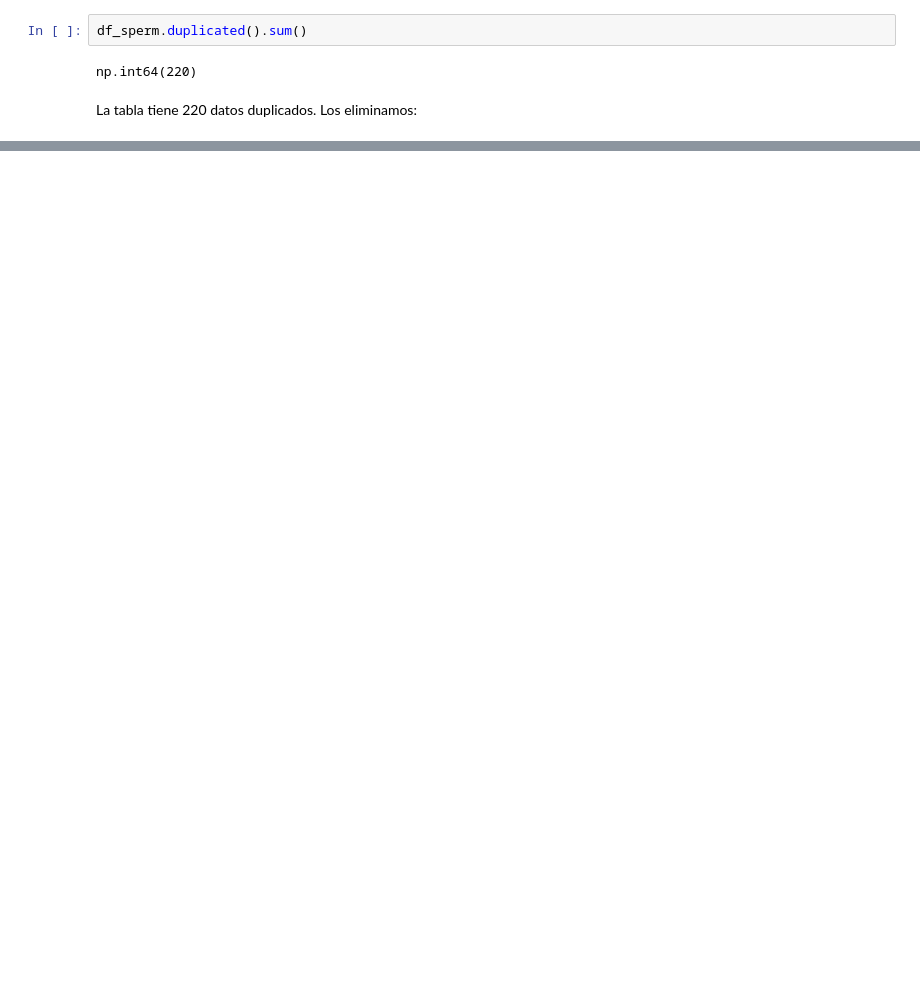
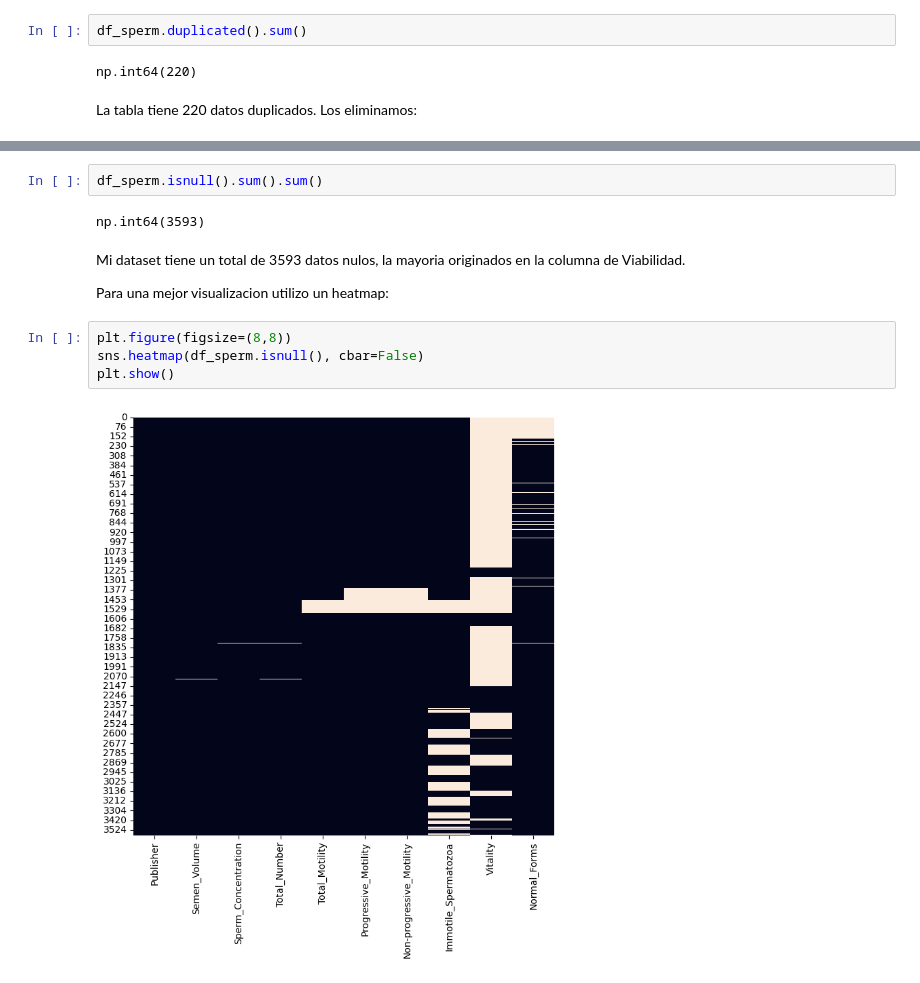
Before and after one commit to jschiavie/Curso_Coder, a Jupyter notebook: ProyectoDSParteI+Schiavi-Ehrenhaus.ipynb, the cells around one changed output, grey strips where cells are left out. Saved outputs shown, nothing was run; the diff lists cells and outputs as text; blank space fills up the shorter version.

```diff
--- a/ProyectoDSParteI+Schiavi-Ehrenhaus.ipynb
+++ b/ProyectoDSParteI+Schiavi-Ehrenhaus.ipynb
@@ -115,0 +171,14 @@ np.int64(0)
+# %%
+df_sperm.isnull().sum().sum()
+# %% [output]
+np.int64(3593)
+# %% [markdown]
+Mi dataset tiene un total de 3593 datos nulos, la mayoria originados en la columna de Viabilidad.
+
+Para una mejor visualizacion utilizo un heatmap:
+# %%
+plt.figure(figsize=(8,8))
+sns.heatmap(df_sperm.isnull(), cbar=False)
+plt.show()
+# %% [output]
+[figure, added]
```
Also changed, not shown: parts of 37 cells of this notebook.
